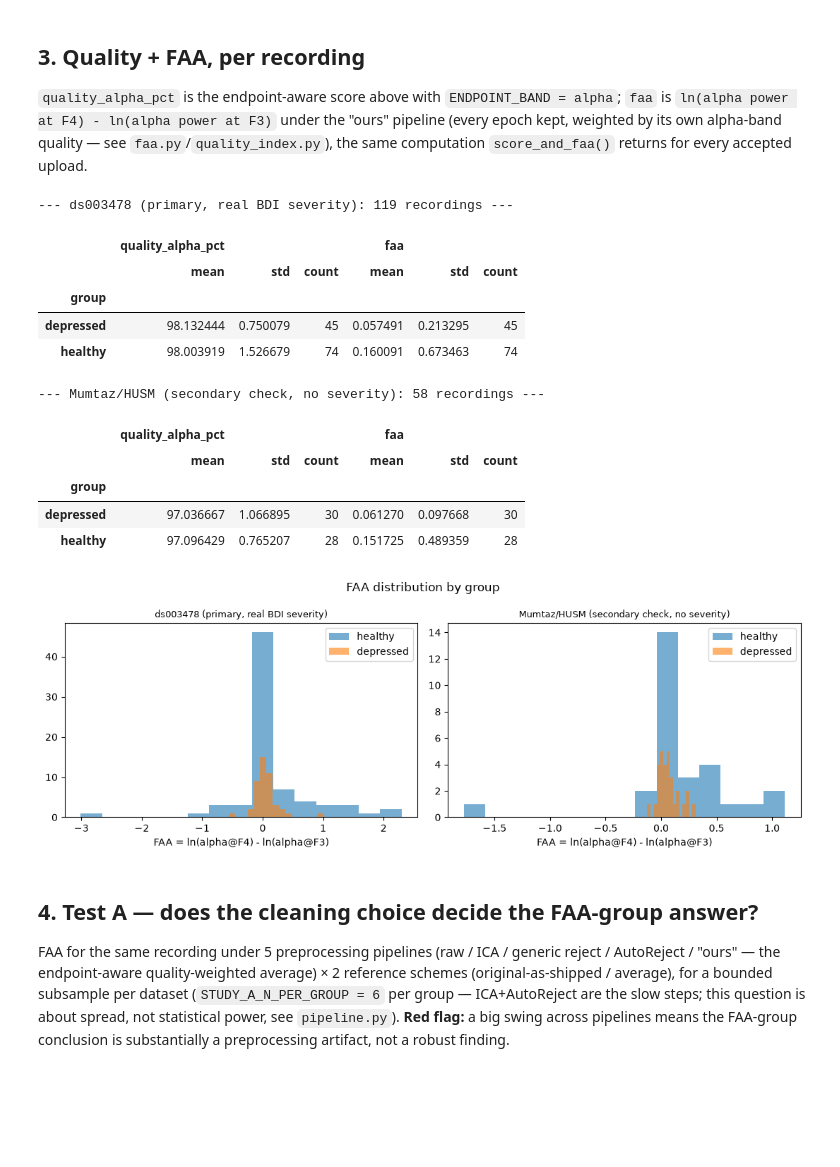
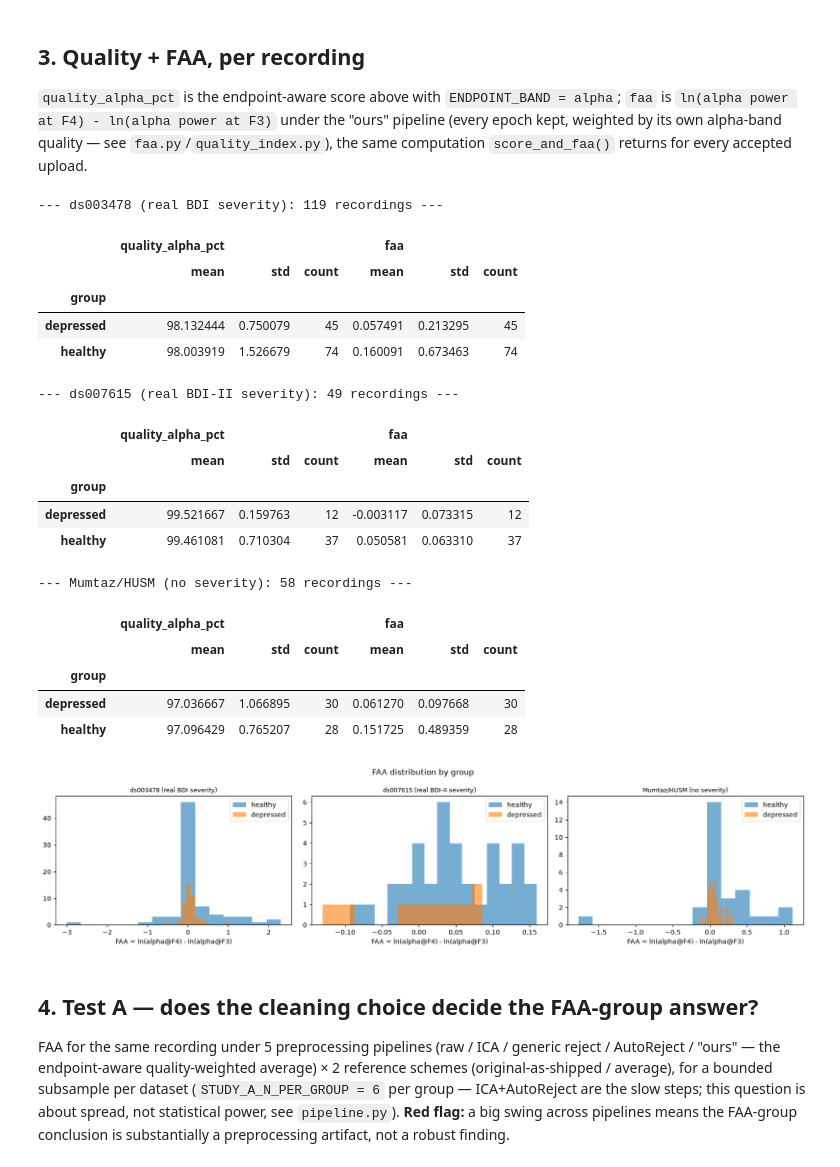
Before and after one commit to HYPERPRO2020/eegtest, a Jupyter notebook: neuroqa/notebooks/phase1_findings.ipynb, the cells around one changed output. Drawn from its saved outputs; the diff is of its cells as text; code cells hidden in the pictures; blank space fills up the shorter version.

```diff
--- a/neuroqa/notebooks/phase1_findings.ipynb
+++ b/neuroqa/notebooks/phase1_findings.ipynb
@@ -43,10 +50,13 @@ import matplotlib.pyplot as plt
 %matplotlib inline
 
 DATASETS = {
-    "ds003478": {"label": "ds003478 (primary, real BDI severity)",
+    "ds003478": {"label": "ds003478 (real BDI severity)",
                  "data_dir": REPO_ROOT / "data" / "ds003478",
                  "out_dir": REPO_ROOT / "outputs" / "ds003478"},
-    "mumtaz": {"label": "Mumtaz/HUSM (secondary check, no severity)",
+    "ds007615": {"label": "ds007615 (real BDI-II severity)",
+                 "data_dir": REPO_ROOT / "data" / "ds007615",
+                 "out_dir": REPO_ROOT / "outputs" / "ds007615"},
+    "mumtaz": {"label": "Mumtaz/HUSM (no severity)",
                "data_dir": REPO_ROOT / "data" / "mumtaz",
                "out_dir": REPO_ROOT / "outputs" / "mumtaz"},
 }
@@ -145,36 +162,42 @@ for name in DATASETS:
     display(df.groupby("group")[["quality_alpha_pct", "faa"]].agg(["mean", "std", "count"]))
     print()
 # %% [output]
---- ds003478 (primary, real BDI severity): 119 recordings ---
+--- ds003478 (real BDI severity): 119 recordings ---
 |  | quality_alpha_pct |  |  | faa |  |  |
 |  | mean | std | count | mean | std | count |
 | group |  |  |  |  |  |  |
 | depressed | 98.132444 | 0.750079 | 45 | 0.057491 | 0.213295 | 45 |
 | healthy | 98.003919 | 1.526679 | 74 | 0.160091 | 0.673463 | 74 |
---- Mumtaz/HUSM (secondary check, no severity): 58 recordings ---
+--- ds007615 (real BDI-II severity): 49 recordings ---
 |  | quality_alpha_pct |  |  | faa |  |  |
 |  | mean | std | count | mean | std | count |
 | group |  |  |  |  |  |  |
-| depressed | 97.036667 | 1.066895 | 30 | 0.061270 | 0.097668 | 30 |
-| healthy | 97.096429 | 0.765207 | 28 | 0.151725 | 0.489359 | 28 |
+| depressed | 99.521667 | 0.159763 | 12 | -0.003117 | 0.073315 | 12 |
+| healthy | 99.461081 | 0.710304 | 37 | 0.050581 | 0.063310 | 37 |
+--- Mumtaz/HUSM (no severity): 58 recordings ---
+|  | quality_alpha_pct |  |  | faa |  |  |
+|  | mean | std | count | mean | std | count |
+| group |  |  |  |  |  |  |
+| depressed | 97.036667 | 1.066895 | 30 | 0.061270 | 0.097668 | 30 |
+| healthy | 97.096429 | 0.765207 | 28 | 0.151725 | 0.489359 | 28 |
 # %%
-fig, axes = plt.subplots(1, 2, figsize=(11, 4))
+fig, axes = plt.subplots(1, len(DATASETS), figsize=(5.5 * len(DATASETS), 4))
 for ax, name in zip(axes, DATASETS):
     df = summaries[name]
     for group, color in [("healthy", "tab:blue"), ("depressed", "tab:orange")]:
         vals = df.loc[df.group == group, "faa"]
         ax.hist(vals, bins=15, alpha=0.6, label=group, color=color)
     ax.set_title(DATASETS[name]["label"], fontsize=9)
     ax.set_xlabel("FAA = ln(alpha@F4) - ln(alpha@F3)")
     ax.legend()
 fig.suptitle("FAA distribution by group")
 fig.tight_layout()
 FIG_DIR = REPO_ROOT / "outputs" / "figures"
 FIG_DIR.mkdir(parents=True, exist_ok=True)
 fig.savefig(FIG_DIR / "faa_by_group.png", dpi=120)
 plt.show()
 # %% [output]
-[figure, old version]
+[figure, new version]
 # %% [markdown]
 ## 4. Test A — does the cleaning choice decide the FAA-group answer?
 
```
Also changed, not shown: parts of 10 cells of this notebook, 13 other files.
